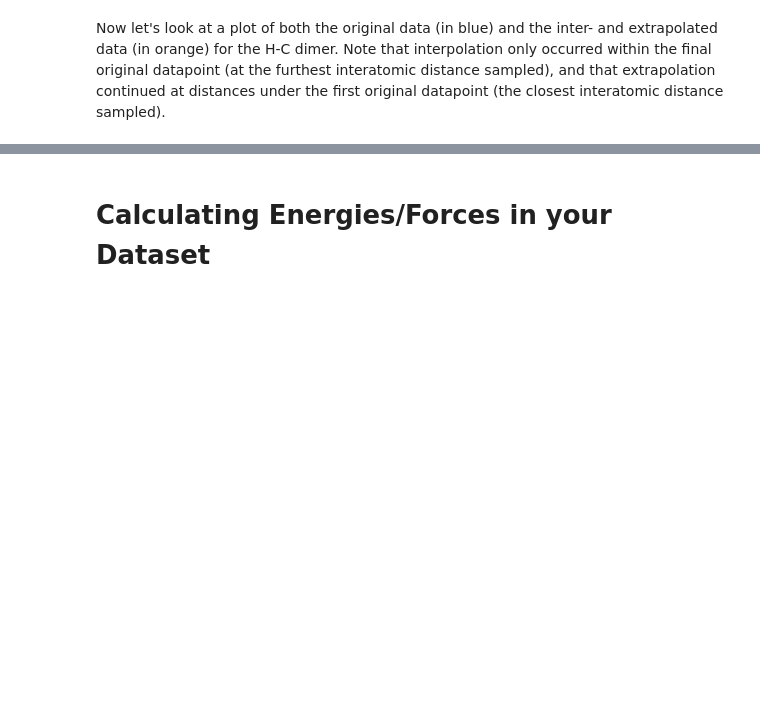
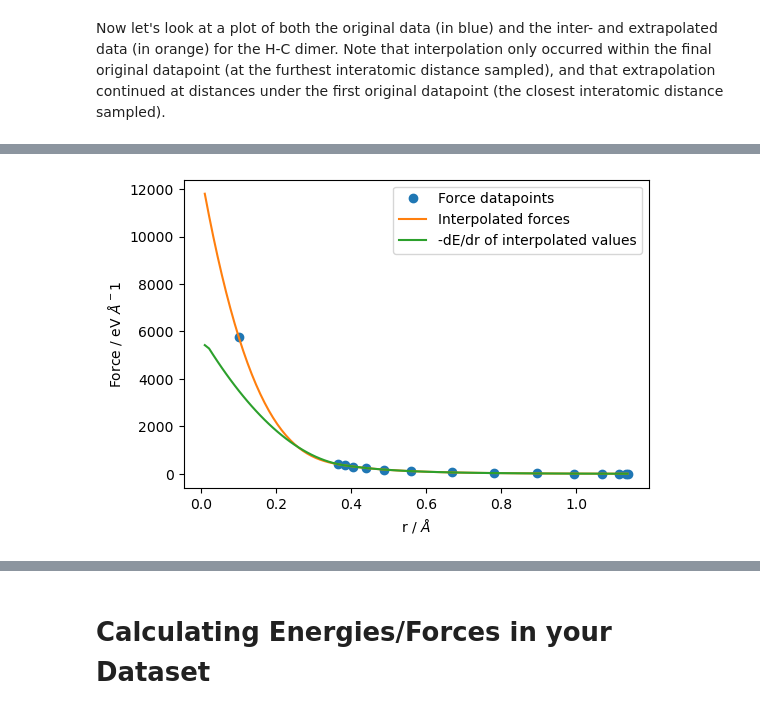
Before and after one commit to victorprincipe/pair_potentials, a Jupyter notebook: Pair_Potentials_w_GAP_Models.ipynb, the cells around one changed output, grey strips where cells are left out. Cells and saved outputs as stored; diff of their text form; code cells hidden in the pictures; blank space fills up the shorter version.

```diff
--- a/Pair_Potentials_w_GAP_Models.ipynb
+++ b/Pair_Potentials_w_GAP_Models.ipynb
@@ -330,0 +345,22 @@ plt.legend()
+# %%
+# Plot pair potentialddforces
+plt.figure(figsize=(6,4), dpi=100)
+plt.plot(dimer_ff[("H", "C")]["positions"],
+         dimer_ff[("H", "C")]["forces"],
+         "o",
+         label="Force datapoints")
+
+plt.plot(dimer_ff[("H", "C")]["positions_inter"],
+         dimer_ff[("H", "C")]["forces_inter"],
+         label="Interpolated forces")
+
+plt.plot(dimer_ff[("H", "C")]["positions_inter"],
+         -np.gradient(dimer_ff[("H", "C")]["energies_inter"], dimer_ff[("H", "C")]["positions_inter"]),
+         label="-dE/dr of interpolated values")
+
+plt.ylabel("Force / eV $\AA^-1$")
+plt.xlabel("r / $\AA$")
+plt.legend()
+plt.show()
+# %% [output]
+[figure, added]
```
Also changed, not shown: parts of 16 cells of this notebook.
